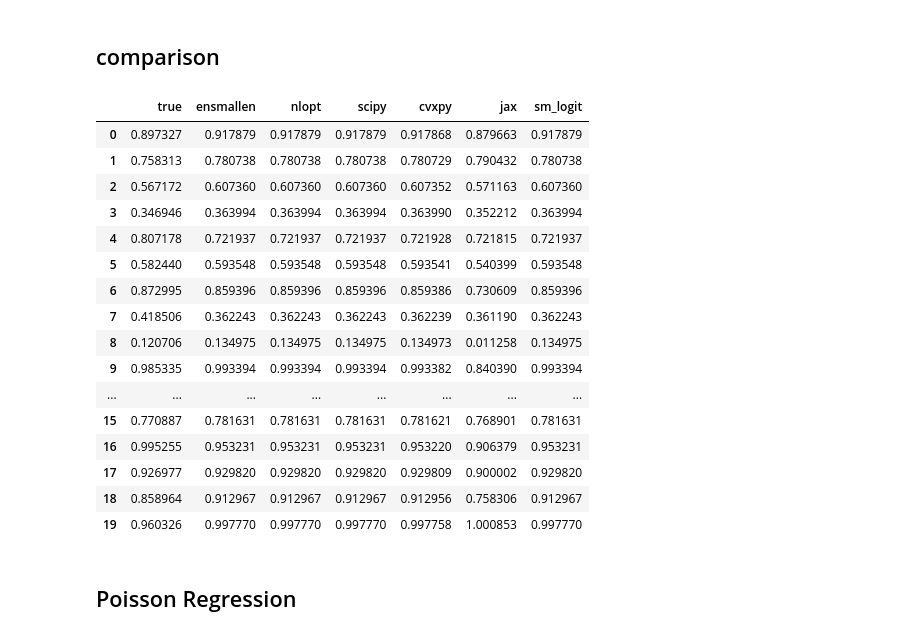
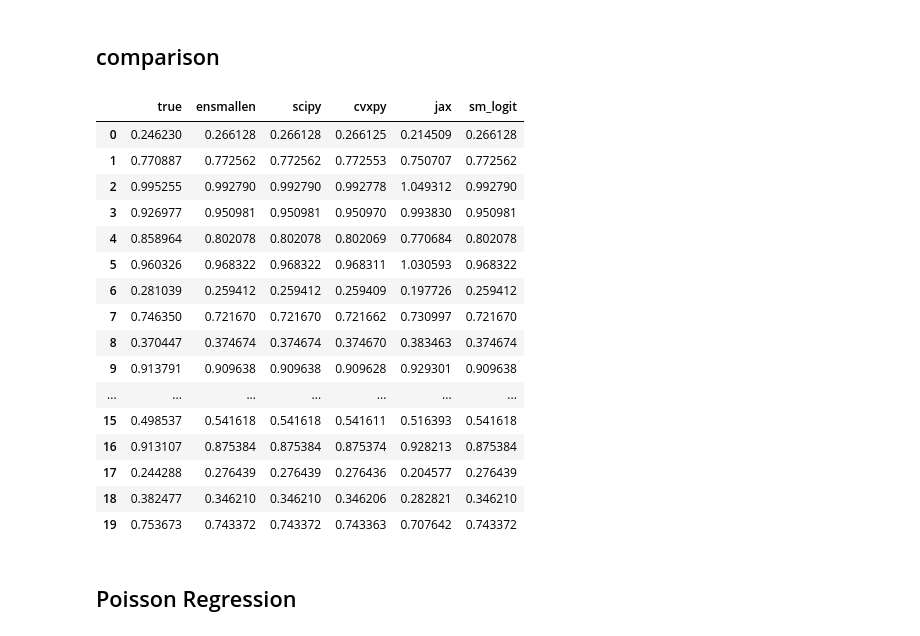
Before and after one commit to apoorvalal/pyensmallen, a Jupyter notebook: notebooks/example.ipynb, the cells around one changed output. Drawn from its saved outputs; the diff is of its cells as text; code cells hidden in the pictures.

```diff
--- a/notebooks/example.ipynb
+++ b/notebooks/example.ipynb
@@ -296,34 +272,33 @@ Wall time: 4.05 s
 # %%
 logit_df = pd.DataFrame(
     {
         "true": true_params_logistic,
         "ensmallen": result_logistic_ens,
-        "nlopt": result_logistic_nlopt,
         "scipy": result_logistic_scipy,
         "cvxpy": b_logistic.value,
         "jax": params,
         "sm_logit": sm_logit_res,
     }
 )
 logit_df
 # %% [output]
-|  | true | ensmallen | nlopt | scipy | cvxpy | jax | sm_logit |
-| 0 | 0.897327 | 0.917879 | 0.917879 | 0.917879 | 0.917868 | 0.879663 | 0.917879 |
-| 1 | 0.758313 | 0.780738 | 0.780738 | 0.780738 | 0.780729 | 0.790432 | 0.780738 |
-| 2 | 0.567172 | 0.607360 | 0.607360 | 0.607360 | 0.607352 | 0.571163 | 0.607360 |
-| 3 | 0.346946 | 0.363994 | 0.363994 | 0.363994 | 0.363990 | 0.352212 | 0.363994 |
-| 4 | 0.807178 | 0.721937 | 0.721937 | 0.721937 | 0.721928 | 0.721815 | 0.721937 |
-| 5 | 0.582440 | 0.593548 | 0.593548 | 0.593548 | 0.593541 | 0.540399 | 0.593548 |
-| 6 | 0.872995 | 0.859396 | 0.859396 | 0.859396 | 0.859386 | 0.730609 | 0.859396 |
-| 7 | 0.418506 | 0.362243 | 0.362243 | 0.362243 | 0.362239 | 0.361190 | 0.362243 |
-| 8 | 0.120706 | 0.134975 | 0.134975 | 0.134975 | 0.134973 | 0.011258 | 0.134975 |
-| 9 | 0.985335 | 0.993394 | 0.993394 | 0.993394 | 0.993382 | 0.840390 | 0.993394 |
-| ... | ... | ... | ... | ... | ... | ... | ... |
-| 15 | 0.770887 | 0.781631 | 0.781631 | 0.781631 | 0.781621 | 0.768901 | 0.781631 |
-| 16 | 0.995255 | 0.953231 | 0.953231 | 0.953231 | 0.953220 | 0.906379 | 0.953231 |
-| 17 | 0.926977 | 0.929820 | 0.929820 | 0.929820 | 0.929809 | 0.900002 | 0.929820 |
-| 18 | 0.858964 | 0.912967 | 0.912967 | 0.912967 | 0.912956 | 0.758306 | 0.912967 |
-| 19 | 0.960326 | 0.997770 | 0.997770 | 0.997770 | 0.997758 | 1.000853 | 0.997770 |
+|  | true | ensmallen | scipy | cvxpy | jax | sm_logit |
+| 0 | 0.246230 | 0.266128 | 0.266128 | 0.266125 | 0.214509 | 0.266128 |
+| 1 | 0.770887 | 0.772562 | 0.772562 | 0.772553 | 0.750707 | 0.772562 |
+| 2 | 0.995255 | 0.992790 | 0.992790 | 0.992778 | 1.049312 | 0.992790 |
+| 3 | 0.926977 | 0.950981 | 0.950981 | 0.950970 | 0.993830 | 0.950981 |
+| 4 | 0.858964 | 0.802078 | 0.802078 | 0.802069 | 0.770684 | 0.802078 |
+| 5 | 0.960326 | 0.968322 | 0.968322 | 0.968311 | 1.030593 | 0.968322 |
+| 6 | 0.281039 | 0.259412 | 0.259412 | 0.259409 | 0.197726 | 0.259412 |
+| 7 | 0.746350 | 0.721670 | 0.721670 | 0.721662 | 0.730997 | 0.721670 |
+| 8 | 0.370447 | 0.374674 | 0.374674 | 0.374670 | 0.383463 | 0.374674 |
+| 9 | 0.913791 | 0.909638 | 0.909638 | 0.909628 | 0.929301 | 0.909638 |
+| ... | ... | ... | ... | ... | ... | ... |
+| 15 | 0.498537 | 0.541618 | 0.541618 | 0.541611 | 0.516393 | 0.541618 |
+| 16 | 0.913107 | 0.875384 | 0.875384 | 0.875374 | 0.928213 | 0.875384 |
+| 17 | 0.244288 | 0.276439 | 0.276439 | 0.276436 | 0.204577 | 0.276439 |
+| 18 | 0.382477 | 0.346210 | 0.346210 | 0.346206 | 0.282821 | 0.346210 |
+| 19 | 0.753673 | 0.743372 | 0.743372 | 0.743363 | 0.707642 | 0.743372 |
 # %% [markdown]
 ## Poisson Regression
 # %%
```
Also changed, not shown: parts of 26 cells of this notebook, 1 other file.
